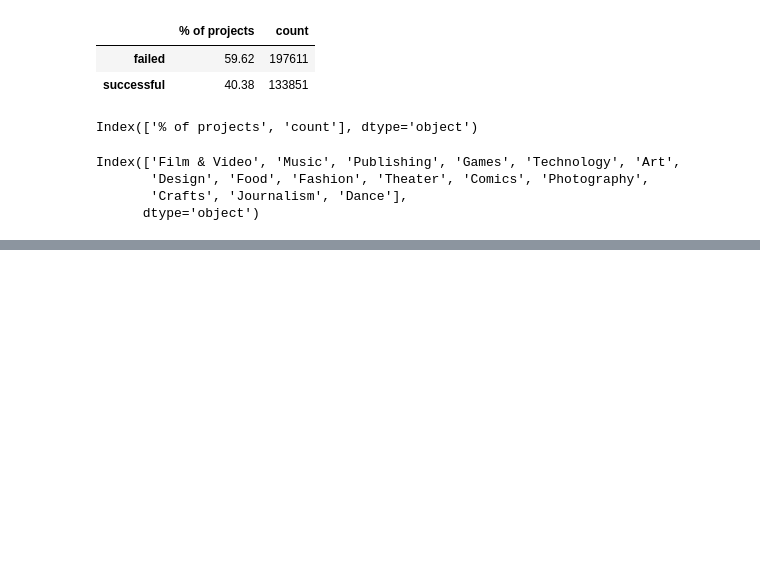
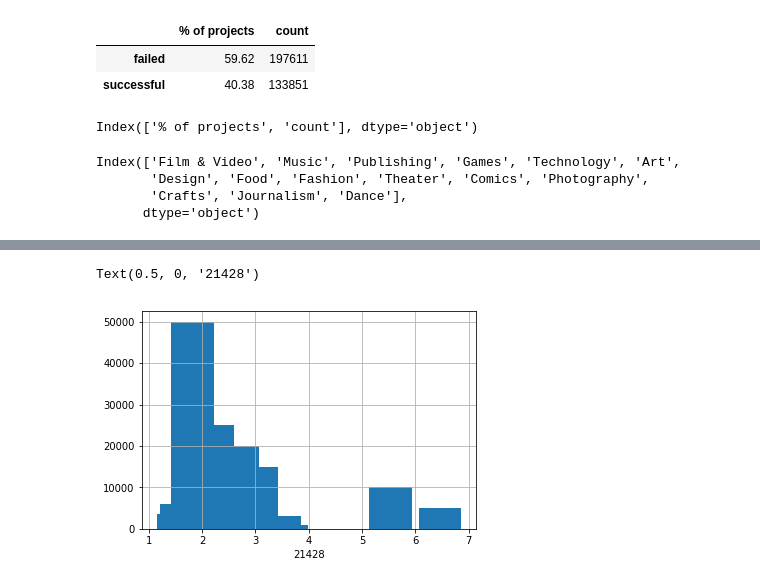
Before and after one commit to jjaabb/KickStarterAnalysis, a Jupyter notebook: Kstarters.ipynb, the cells around one changed output, grey strips where cells are left out. Saved outputs shown, nothing was run; the diff lists cells and outputs as text; code cells hidden in the pictures; blank space fills up the shorter version.

```diff
--- a/Kstarters.ipynb
+++ b/Kstarters.ipynb
@@ -157,0 +274,10 @@ plt.xticks(np.arange(15), cat_success.index, rotation=90)
+# %%
+count = money_goal.index.values
+percent = money_goal['% of projects'].values
+#plt.hist(money_goal['count'])
+plt.bar(percent, count)
+plt.grid(True)
+plt.xlabel(money_goal['count'].iloc[0])
+# %% [output]
+Text(0.5, 0, '21428')
+[figure, added]
```
Also changed, not shown: parts of 17 cells of this notebook.
